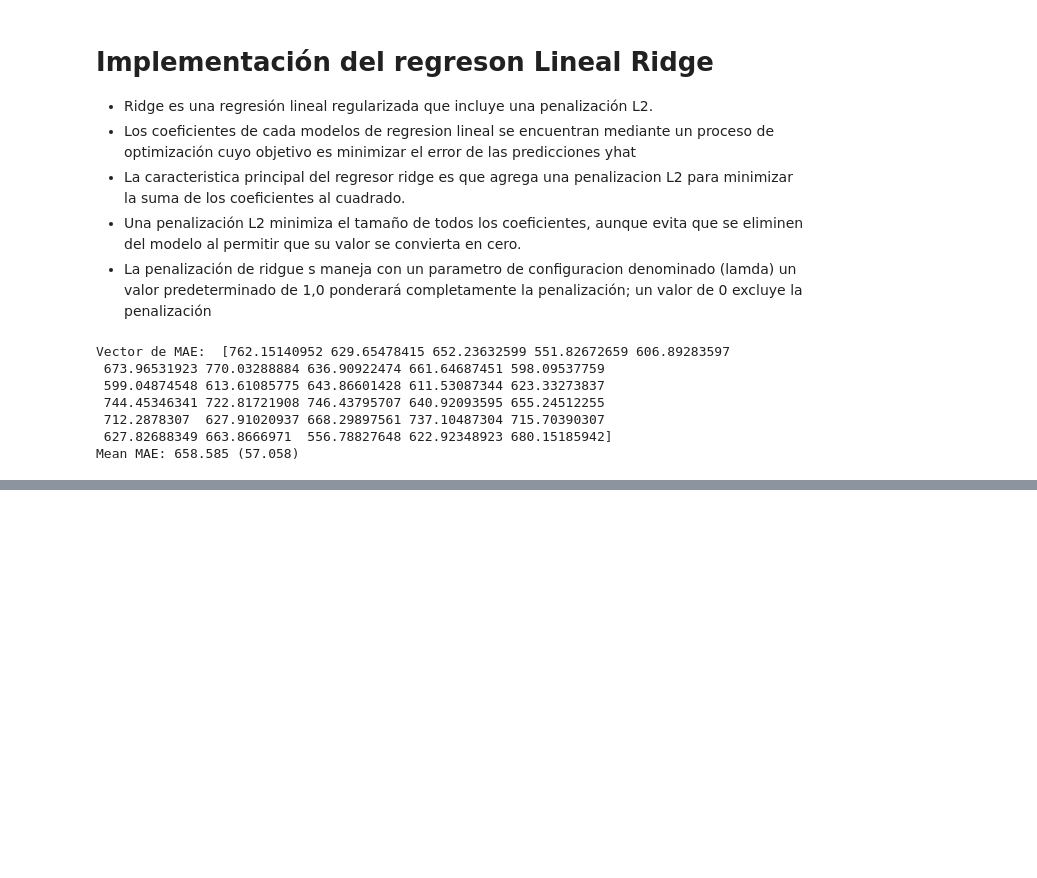
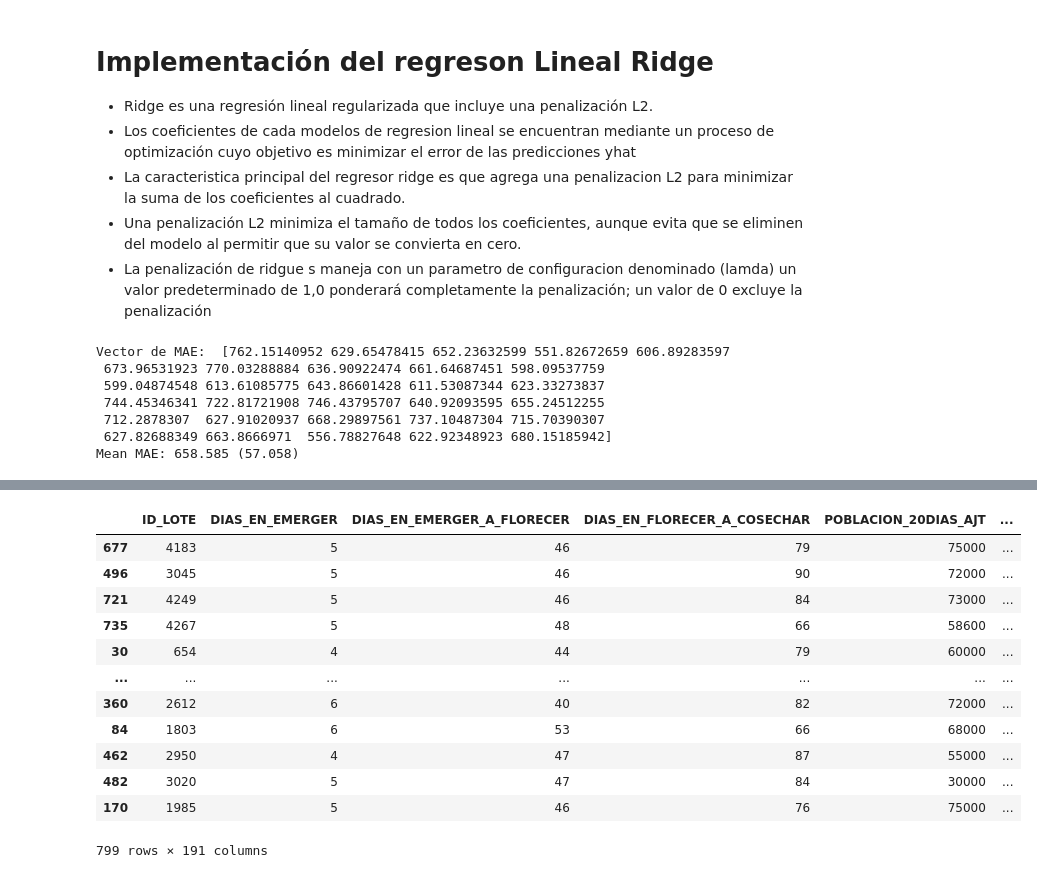
Before and after one commit to GermanMoran/TesisMaestria, a Jupyter notebook: codigos/CLR.ipynb, the cells around one changed output, grey strips where cells are left out. Cells and saved outputs as stored; diff of their text form; code cells hidden in the pictures; blank space fills up the shorter version.

```diff
--- a/codigos/CLR.ipynb
+++ b/codigos/CLR.ipynb
@@ -356,0 +425,19 @@ Mean MAE: 658.585 (57.058)
+# %%
+# Variables de entrada
+# Dataset
+DataSet = df_final.copy()
+# Minimo numero de registros que debe tener cada grupo aceptado  (190)
+MinimoRegistros = 190
+# Error promedio aceptado de los grupos , permite seleccionar los grupos que mas se ajusten al modelo de RL
+# Valor obtenido del proceso de ajuste con CV utilizando el regresor ridge
+ErrorPromedioAceptado = 658.08
+# Valor de tolerancia al error c/d vez que se crea el siguiente grupo | puede ser un grilla de diferentes valores a tolerar
+ErrorPromedioAdicional = 10
+# Coeficiente de correlación minimo aceptado por c/d grupo
+CoeficienteCorrelacionMinimo= 0.88
+# Lista de grupos aceptados
+GruposAceptados = []
+# Modelos aceptados x c/d grupo con sus atributos y valores de correlación
+modelosAceptados = []
+# Registros huerfanos que no fueron aceptados en ningun grupo
+huerfanos = []
@@ -356,0 +503,5 @@ Mean MAE: 658.585 (57.058)
+# %%
+# Se realizan las prediccion del modelo
+yhat = modelRidge.predict(X)
+print(yhat)
+print("Longitud de la lista de estimaciones : ", len(yhat))
@@ -356,0 +526,5 @@ Mean MAE: 658.585 (57.058)
+# %%
+# Se añade las predicciones a cada registro del datset
+DataSet["Yhat"] = pd.Series(yhat)
+# Calculo del error absoluto para ca/d registro
+DataSet["EA"] = abs(DataSet.RDT_AJUSTADO - DataSet.Yhat)
@@ -356,0 +547,19 @@ Mean MAE: 658.585 (57.058)
+# %%
+# Se ordena los registros de menos a mayor , tomando referencia el valor absoluto
+DataSetOrdenado = DataSet.sort_values(by=['EA'],ascending=True)
+# %%
+DataSetOrdenado
+# %% [output]
+|  | ID_LOTE | DIAS_EN_EMERGER | DIAS_EN_EMERGER_A_FLORECER | DIAS_EN_FLORECER_A_COSECHAR | POBLACION_20DIAS_AJT | ... |
+| 677 | 4183 | 5 | 46 | 79 | 75000 | ... |
+| 496 | 3045 | 5 | 46 | 90 | 72000 | ... |
+| 721 | 4249 | 5 | 46 | 84 | 73000 | ... |
+| 735 | 4267 | 5 | 48 | 66 | 58600 | ... |
+| 30 | 654 | 4 | 44 | 79 | 60000 | ... |
+| ... | ... | ... | ... | ... | ... | ... |
+| 360 | 2612 | 6 | 40 | 82 | 72000 | ... |
+| 84 | 1803 | 6 | 53 | 66 | 68000 | ... |
+| 462 | 2950 | 4 | 47 | 87 | 55000 | ... |
+| 482 | 3020 | 5 | 47 | 84 | 30000 | ... |
+| 170 | 1985 | 5 | 46 | 76 | 75000 | ... |
+799 rows × 191 columns
```
Also changed, not shown: parts of 28 cells of this notebook.
